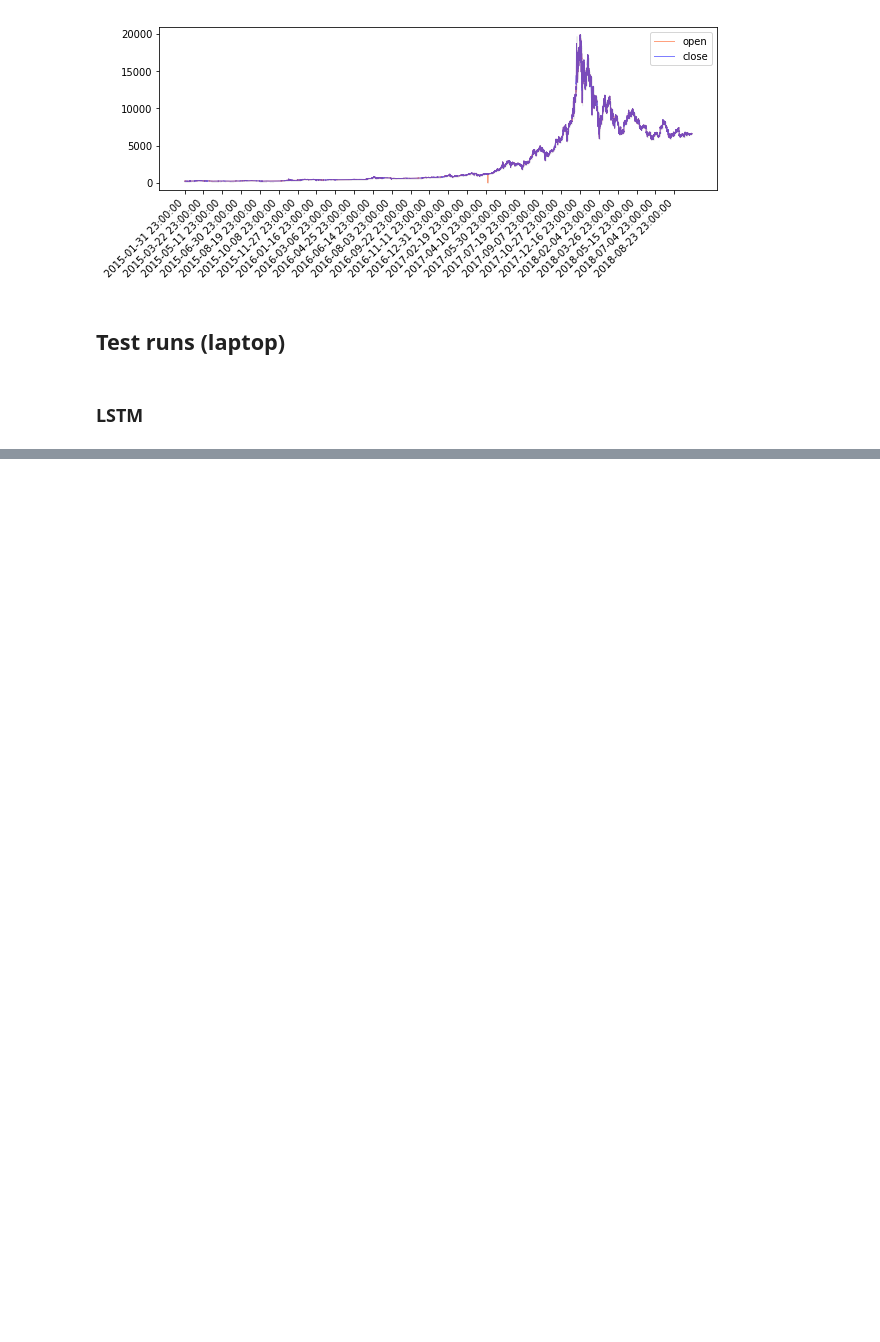
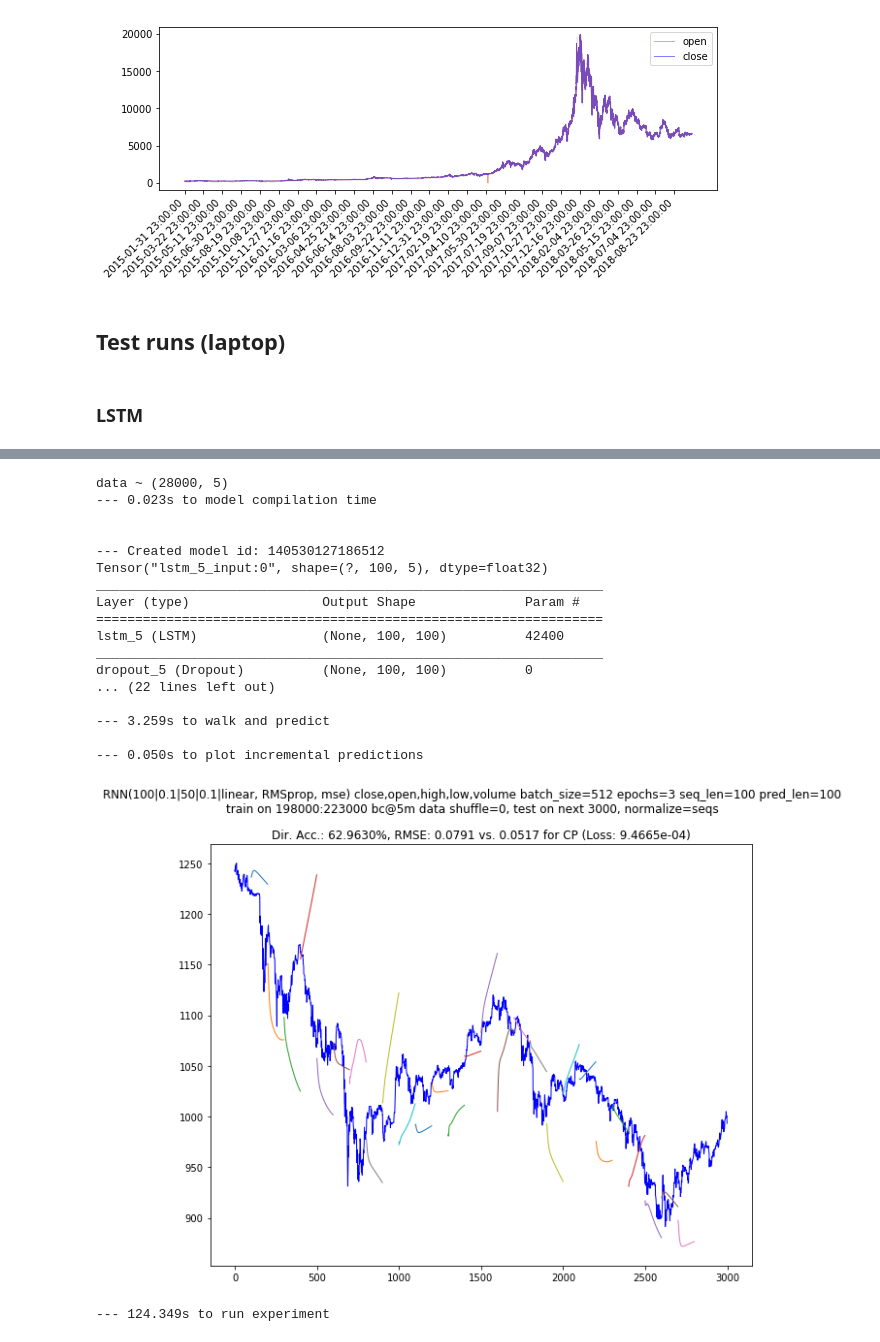
Before and after one commit to NeuronQ/udacity-capstone, a Jupyter notebook: btc-5min-ohlc-experiment-runs.ipynb, the cells around one changed output, grey strips where cells are left out. Drawn from its saved outputs; the diff is of its cells as text; code cells hidden in the pictures; blank space fills up the shorter version.

```diff
--- a/btc-5min-ohlc-experiment-runs.ipynb
+++ b/btc-5min-ohlc-experiment-runs.ipynb
@@ -156,32 +196,52 @@ with timing('run experiment'):
 # %%
 with timing('run experiment'):
     run_walk_forward_validation_rnn(
         # data to extract:
         data5m,
         features=['close', 'open', 'high', 'low', 'volume'],
-        from_i=199000,
+        from_i=198000,
         train_sz=25000,
         test_sz=3000,
         # data processing:
         normalize='seqs',  # 'seqs' | 'data'
         detrend=False,
         # model and prediction arrangement:
         seq_len=100,
         pred_len=100,
-        model_maker=LRModel,
+        model_maker=make_rnn_model_constructor([100, 0.1, 50, 0.1]),
         # training:
-        epochs=None,
-        batch_size=None,
+        epochs=3,
+        batch_size=512,
         shuffle=False,
         # experiment setup:
         times=1,
         skip=True,
         fix_all_rngs_to=False,
         fix_rngs_before_each=False,
         # plotting:
         fig_size=(10, 8),
         fast=True,
     )
+# %% [output]
+data ~ (28000, 5)
+--- 0.023s to model compilation time
+
+
+--- Created model id: 140530127186512
+Tensor("lstm_5_input:0", shape=(?, 100, 5), dtype=float32)
+_________________________________________________________________
+Layer (type)                 Output Shape              Param #
+=================================================================
+lstm_5 (LSTM)                (None, 100, 100)          42400
+_________________________________________________________________
+dropout_5 (Dropout)          (None, 100, 100)          0
+... (22 lines left out)
+
+--- 3.259s to walk and predict
+
+--- 0.050s to plot incremental predictions
+[figure, added]
+--- 124.349s to run experiment
 # %%
 with timing('run experiment'):
     run_walk_forward_validation_rnn(
```
Also changed, not shown: parts of 8 cells of this notebook, 4 other files.
